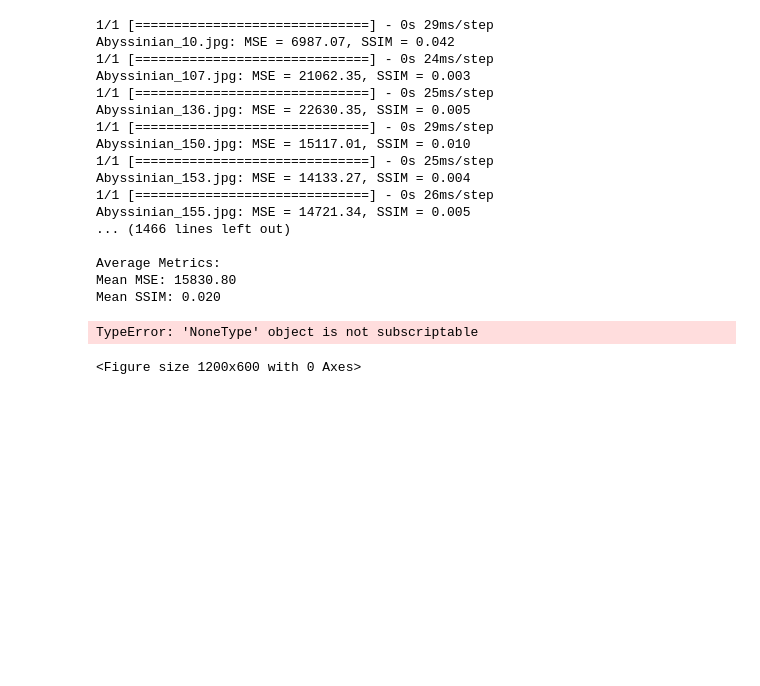
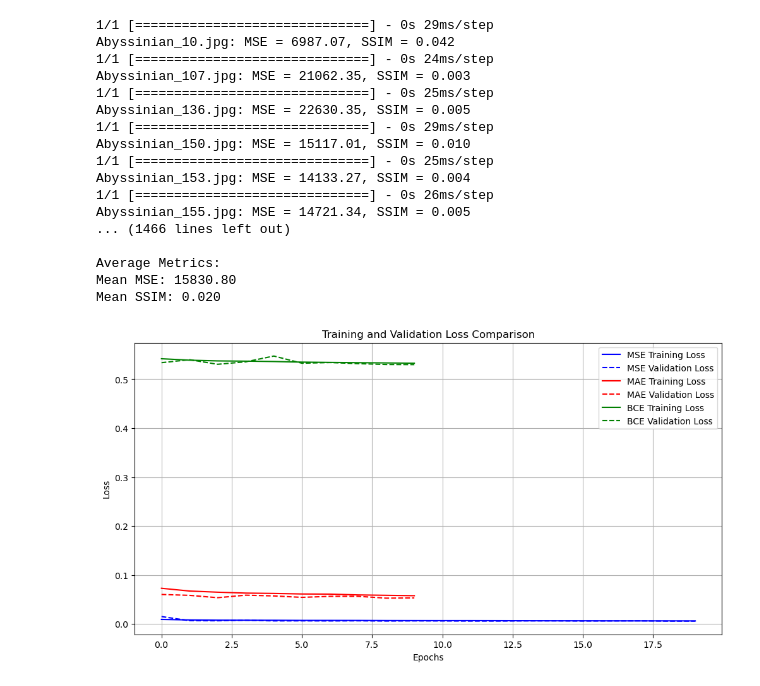
Before and after one commit to Strajkerr/CV_Image_Colourization, a Jupyter notebook: new_model.ipynb, the cells around one changed output. Cells and saved outputs as stored; diff of their text form; code cells hidden in the pictures; blank space fills up the shorter version.

```diff
--- a/new_model.ipynb
+++ b/new_model.ipynb
@@ -190,41 +190,35 @@ Average Metrics:
 Mean MSE: 15830.80
 Mean SSIM: 0.020
 # %%
+import numpy as np
 import matplotlib.pyplot as plt
-from tensorflow.keras.models import load_model
 
-# Load the trained models and histories
-model_mse = load_model("colorization_model_mse.h5")
-model_mae = load_model("colorization_model_mae.h5")
-model_bce = load_model("colorization_model_bce.h5")
-
-# Extract loss curves from histories
-history_mse = model_mse.history
-history_mae = model_mae.history
-history_bce = model_bce.history
+# Load the histories from .npy files
+history_mse = np.load("history_mse.npy", allow_pickle=True).item()
+history_mae = np.load("history_mae.npy", allow_pickle=True).item()
+history_bce = np.load("history_bce.npy", allow_pickle=True).item()
 
 # Plot training and validation loss for each model
 plt.figure(figsize=(12, 6))
 
 # Plot for MSE model
 plt.plot(history_mse['loss'], label='MSE Training Loss', color='blue')
 plt.plot(history_mse['val_loss'], label='MSE Validation Loss', linestyle='dashed', color='blue')
 
 # Plot for MAE model
 plt.plot(history_mae['loss'], label='MAE Training Loss', color='red')
 plt.plot(history_mae['val_loss'], label='MAE Validation Loss', linestyle='dashed', color='red')
 
 # Plot for Binary Crossentropy model
 plt.plot(history_bce['loss'], label='BCE Training Loss', color='green')
 plt.plot(history_bce['val_loss'], label='BCE Validation Loss', linestyle='dashed', color='green')
 
 # Customize plot
 plt.title("Training and Validation Loss Comparison")
 plt.xlabel("Epochs")
 plt.ylabel("Loss")
 plt.legend()
 plt.grid(True)
 plt.show()
 # %% [output]
-TypeError: 'NoneType' object is not subscriptable
-<Figure size 1200x600 with 0 Axes>
+[figure, added]
```
Also changed, not shown: 1 other file.
